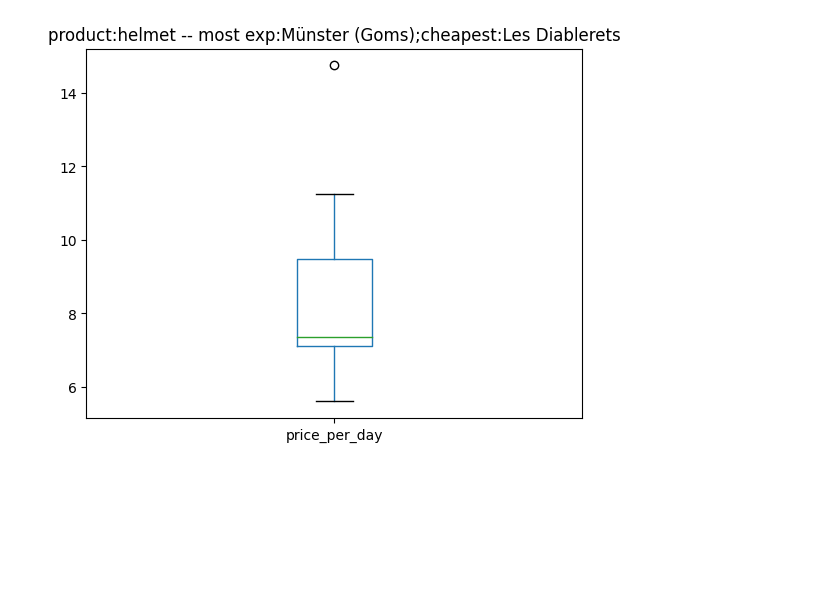
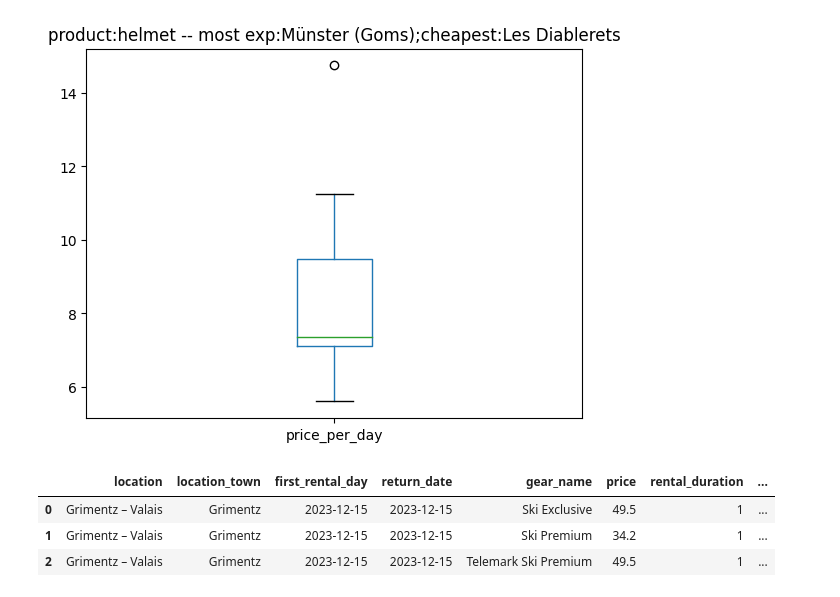
Before and after one commit to fburnelli/cip23_group13, a Jupyter notebook: Burnelli_Filippo_studentB/Code/analyse_gears.ipynb, the cells around one changed output. Saved outputs shown, nothing was run; the diff lists cells and outputs as text; code cells hidden in the pictures; blank space fills up the shorter version.

```diff
--- a/Burnelli_Filippo_studentB/Code/analyse_gears.ipynb
+++ b/Burnelli_Filippo_studentB/Code/analyse_gears.ipynb
@@ -55,3 +60,10 @@ df_prices.boxplot(column='price_per_day', grid=False).set_title(f"product:{produ
 # %% [output]
 Text(0.5, 1.0, 'product:helmet -- most exp:Münster (Goms);cheapest:Les Diablerets')
 [figure]
+# %%
+df.head(3)
+# %% [output]
+|  | location | location_town | first_rental_day | return_date | gear_name | price | rental_duration | ... |
+| 0 | Grimentz – Valais | Grimentz | 2023-12-15 | 2023-12-15 | Ski Exclusive | 49.5 | 1 | ... |
+| 1 | Grimentz – Valais | Grimentz | 2023-12-15 | 2023-12-15 | Ski Premium | 34.2 | 1 | ... |
+| 2 | Grimentz – Valais | Grimentz | 2023-12-15 | 2023-12-15 | Telemark Ski Premium | 49.5 | 1 | ... |
```
Also changed, not shown: parts of 4 cells of this notebook, 2 other files.
